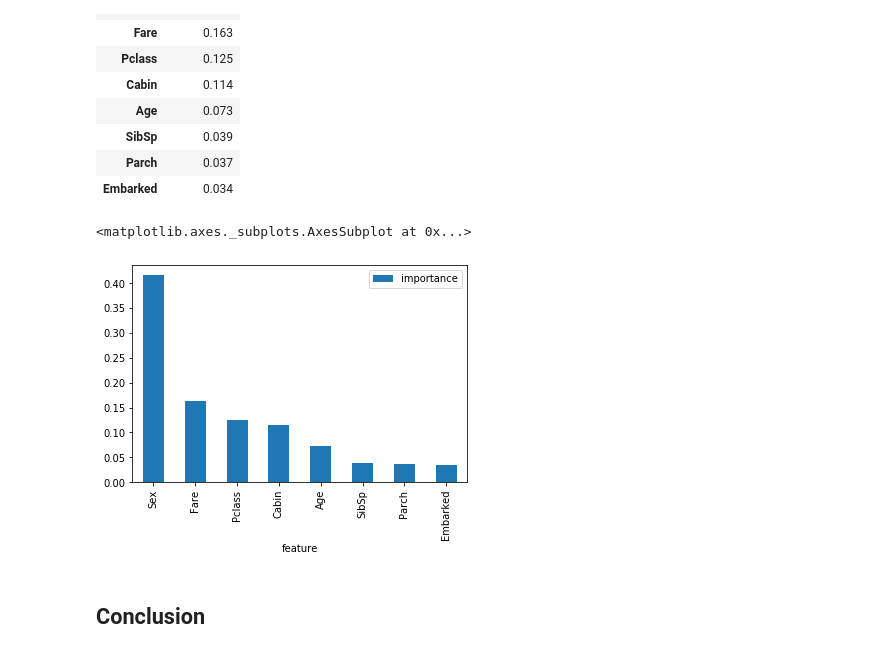
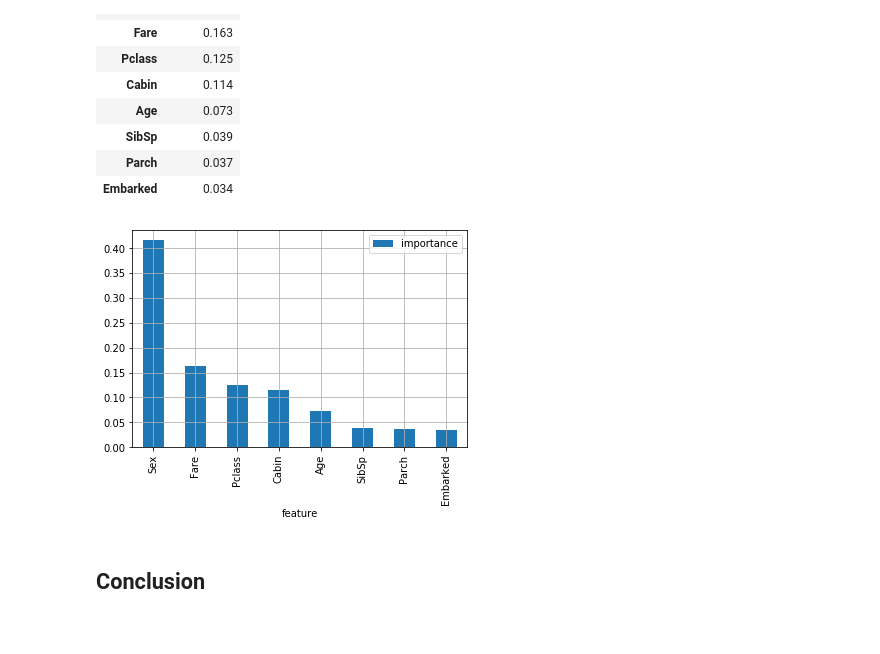
Before and after one commit to jayrajan/Titanic_ML, a Jupyter notebook: Titanic_ML.ipynb, the cells around one changed output. Saved outputs shown, nothing was run; the diff lists cells and outputs as text; code cells hidden in the pictures.

```diff
--- a/Titanic_ML.ipynb
+++ b/Titanic_ML.ipynb
@@ -791,9 +703,8 @@ importances.head(15)
 | Parch | 0.037 |
 | Embarked | 0.034 |
 # %%
-importances.plot.bar()
+importances.plot.bar().grid(True)
 # %% [output]
-<matplotlib.axes._subplots.AxesSubplot at 0x...>
-[figure, old version]
+[figure, new version]
 # %% [markdown]
 ## Conclusion
```
Also changed, not shown: parts of 14 cells of this notebook.
